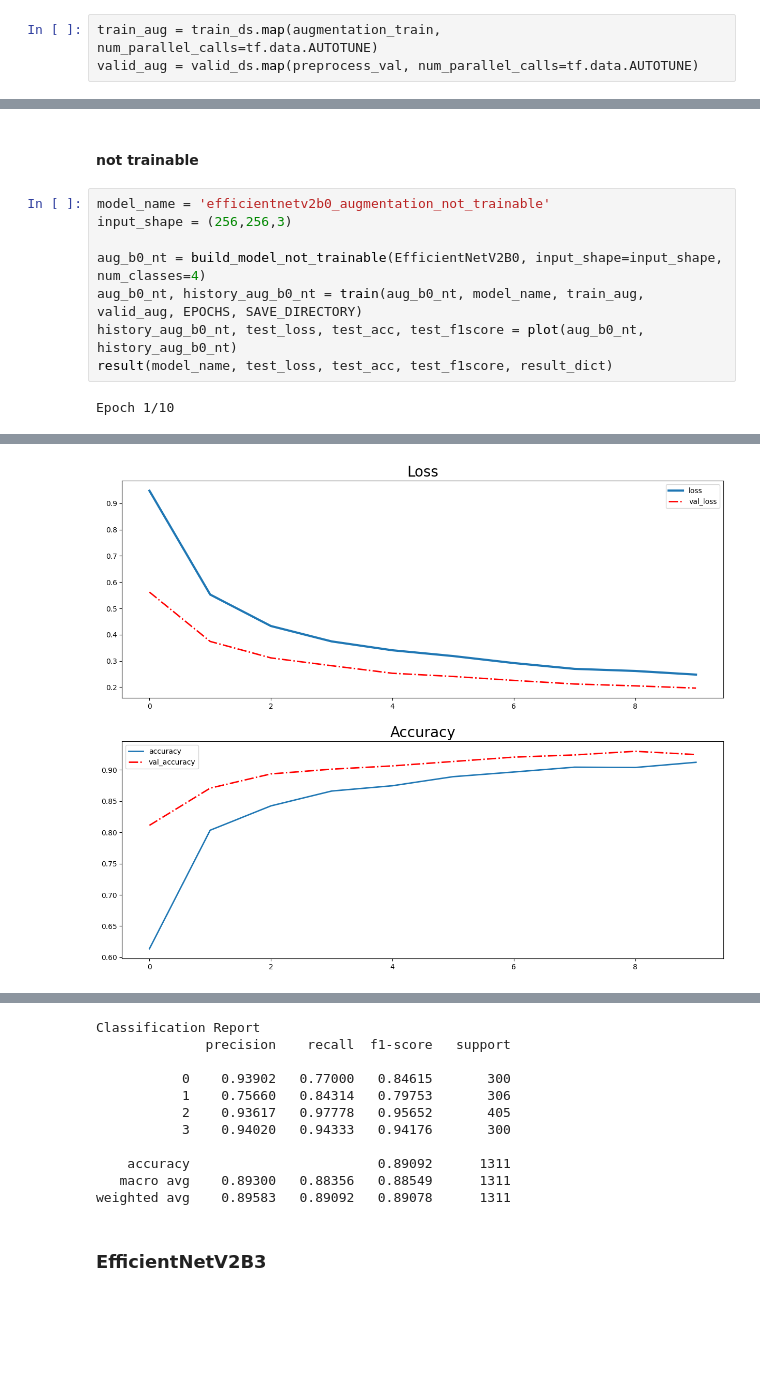
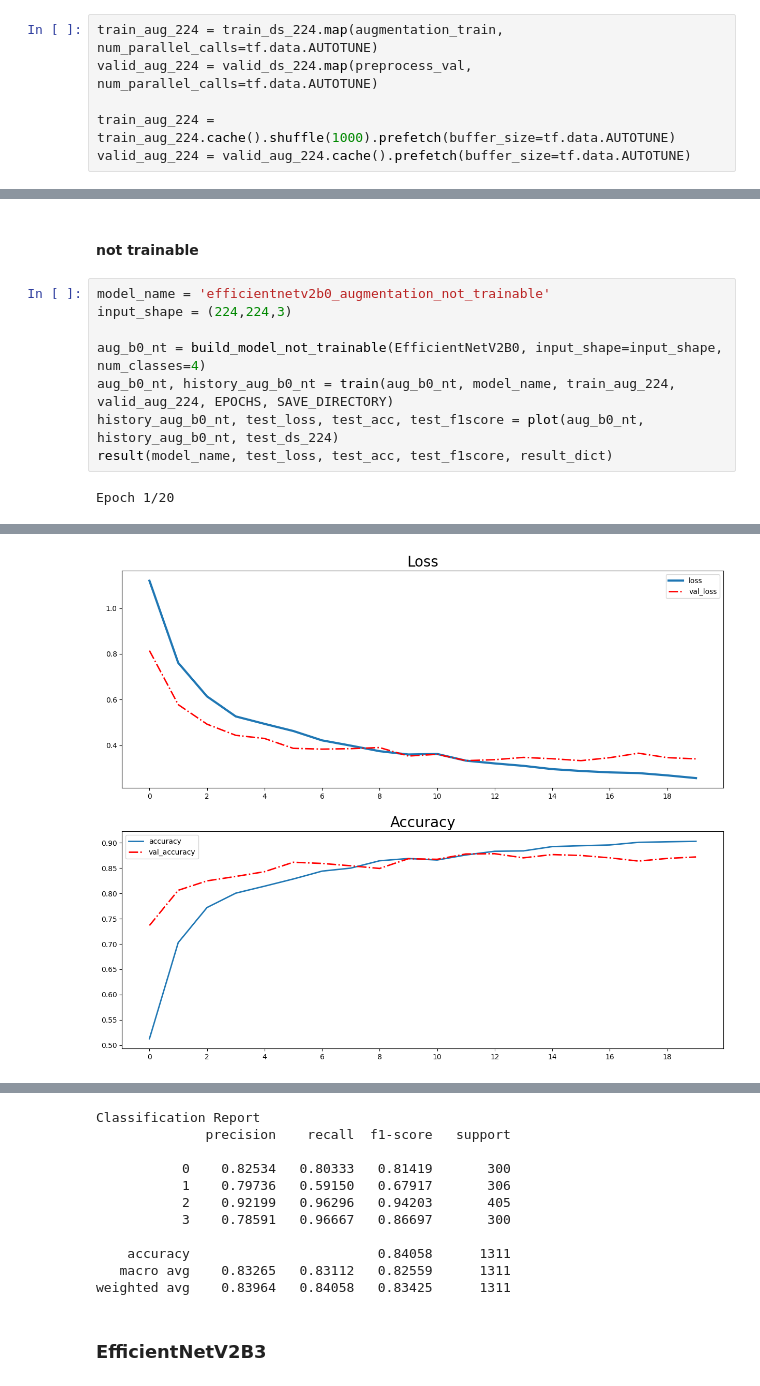
Before and after one commit to earfunnyy/Brain-Tumor-Classification, a Jupyter notebook: train.ipynb, the cells around one changed output, grey strips where cells are left out. Cells and saved outputs as stored; diff of their text form; blank space fills up the shorter version.

```diff
--- a/train.ipynb
+++ b/train.ipynb
@@ -827,6 +827,9 @@ def preprocess_val(image, label):
     image = preprocess_input(image)
     return image, label
 # %%
-train_aug = train_ds.map(augmentation_train, num_parallel_calls=tf.data.AUTOTUNE)
-valid_aug = valid_ds.map(preprocess_val, num_parallel_calls=tf.data.AUTOTUNE)
+train_aug_224 = train_ds_224.map(augmentation_train, num_parallel_calls=tf.data.AUTOTUNE)
+valid_aug_224 = valid_ds_224.map(preprocess_val, num_parallel_calls=tf.data.AUTOTUNE)
+
+train_aug_224 = train_aug_224.cache().shuffle(1000).prefetch(buffer_size=tf.data.AUTOTUNE)
+valid_aug_224 = valid_aug_224.cache().prefetch(buffer_size=tf.data.AUTOTUNE)
 # %%
@@ -924,11 +942,11 @@ weighted avg    0.94883   0.94813   0.94808      1311
 #### not trainable
 # %%
 model_name = 'efficientnetv2b0_augmentation_not_trainable'
-input_shape = (256,256,3)
+input_shape = (224,224,3)
 
 aug_b0_nt = build_model_not_trainable(EfficientNetV2B0, input_shape=input_shape, num_classes=4)
-aug_b0_nt, history_aug_b0_nt = train(aug_b0_nt, model_name, train_aug, valid_aug, EPOCHS, SAVE_DIRECTORY)
-history_aug_b0_nt, test_loss, test_acc, test_f1score = plot(aug_b0_nt, history_aug_b0_nt)
+aug_b0_nt, history_aug_b0_nt = train(aug_b0_nt, model_name, train_aug_224, valid_aug_224, EPOCHS, SAVE_DIRECTORY)
+history_aug_b0_nt, test_loss, test_acc, test_f1score = plot(aug_b0_nt, history_aug_b0_nt, test_ds_224)
 result(model_name, test_loss, test_acc, test_f1score, result_dict)
 # %% [output]
-Epoch 1/10
+Epoch 1/20
@@ -951,2 +969,2 @@ Epoch 7/10
 1/1 [==============================] - 1s 1s/step
-[figure, old version]
+[figure, new version]
@@ -954,14 +972,14 @@ Epoch 7/10
 Classification Report
               precision    recall  f1-score   support
 
-           0    0.93902   0.77000   0.84615       300
-           1    0.75660   0.84314   0.79753       306
-           2    0.93617   0.97778   0.95652       405
-           3    0.94020   0.94333   0.94176       300
+           0    0.82534   0.80333   0.81419       300
+           1    0.79736   0.59150   0.67917       306
+           2    0.92199   0.96296   0.94203       405
+           3    0.78591   0.96667   0.86697       300
 
-    accuracy                        0.89092      1311
-   macro avg    0.89300   0.88356   0.88549      1311
-weighted avg    0.89583   0.89092   0.89078      1311
+    accuracy                        0.84058      1311
+   macro avg    0.83265   0.83112   0.82559      1311
+weighted avg    0.83964   0.84058   0.83425      1311
 # %% [markdown]
 ### EfficientNetV2B3
 # %% [markdown]
```
Also changed, not shown: parts of 19 cells of this notebook.
